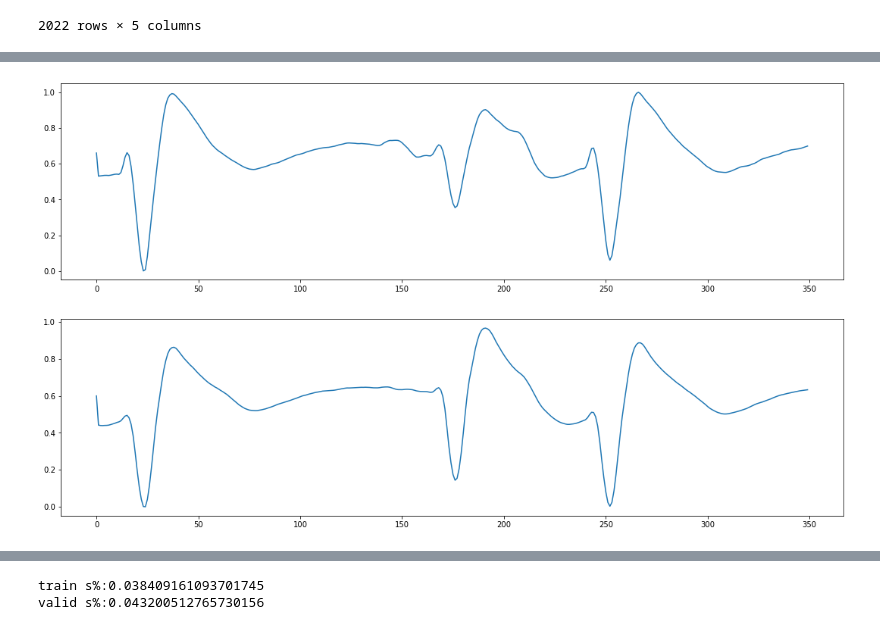
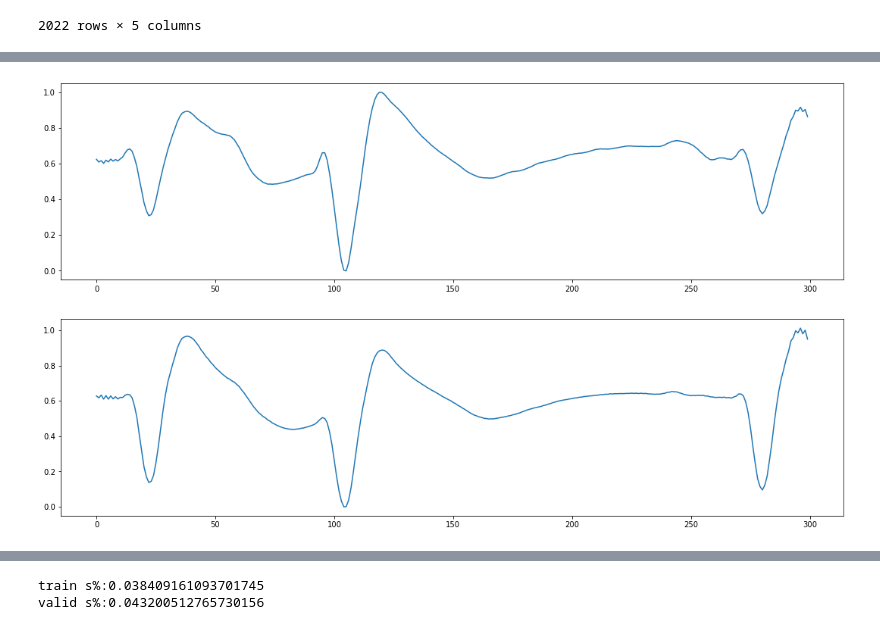
Before and after one commit to simonetome/Heartbeat-NSV-classification, a Jupyter notebook: ResNetBaseline.ipynb, the cells around one changed output, grey strips where cells are left out. Drawn from its saved outputs; the diff is of its cells as text; code cells hidden in the pictures.

Commit message:
New patch extraction

```diff
--- a/ResNetBaseline.ipynb
+++ b/ResNetBaseline.ipynb
@@ -227,12 +227,17 @@ plot_signal(df,2,1500)
 [figure]
 # %%
 #Preprocessing used in practical lessons
+#Preprocessing used in practical lessons
 
-
+def notch_filter(cutoff, fs, q=30):
+    nyq = 0.5*fs
+    freq = cutoff/nyq
+    b, a = iirnotch(freq, q)
+    return b, a
 
 #def bandpass_filter(data, filter_order=5, lowcut = .5, highcut = 55, signal_freq=128):
-#def bandpass_filter(data, filter_order=5, lowcut = .5, highcut = 14, signal_freq=128):
-def bandpass_filter(data, filter_order=5, lowcut = .5, highcut = 55, signal_freq=128):
+def bandpass_filter(data, filter_order=5, lowcut = .5, highcut = 30, signal_freq=128):
+#def bandpass_filter(data, filter_order=5, lowcut = .5, highcut = 55, signal_freq=128):
         """
         Method responsible for creating and applying Butterworth filter.
         :param deque data: raw data
@@ -242,12 +247,16 @@ def bandpass_filter(data, filter_order=5, lowcut = .5, highcut = 55, signal_freq
         :param int filter_order: filter order
         :return array: filtered data
         """
+        powerline = 60
         nyquist_freq = 0.5 * signal_freq
         low = lowcut / nyquist_freq
         high = highcut / nyquist_freq
         b, a = butter(filter_order, [low, high], btype="band")
         y = lfilter(b, a, data)
+        #b,a = notch_filter(powerline,signal_freq)
+        #y = lfilter(b,a,data)
         return y
+
 
 # center signals and remove baseline
 ids = df['sigId'].index
@@ -436,3 +570,22 @@ validation_patches_df[(validation_patches_df['stringLabel']=='S')]
 | 48_1239 | [0.0009182009573339187, -0.000376... | [-0.05169195809050908, -0.0505756... | 161.0 | S | [0.0, 1.0, 0.0] |
 | 48_1596 | [-0.055663850078878765, -0.050747... | [0.04201486392749615, 0.034709156... | 97.0 | S | [0.0, 1.0, 0.0] |
 2022 rows × 5 columns
+# %%
+
+    signal = validation_patches_df.loc["35_7"]
+    length = len(signal['first_lead'])
+    fig,axs = plt.subplots(2)
+    fig.set_size_inches(18.5, 10.5)
+    ax1 = axs[0]
+    ax2 = axs[1]
+
+
+    first_lead = signal['first_lead'][:length]
+    second_lead = signal['second_lead'][:length]
+
+    x = list(range(length))
+
+    ax1.plot(x,first_lead)
+    ax2.plot(x,second_lead)
+
+    plt.show()
@@ -439,22 +594,22 @@ validation_patches_df[(validation_patches_df['stringLabel']=='S')]
 # %%
-    length = 350
     signal = validation_patches_df.loc["48_1229"]
+    length = len(signal['first_lead'])
     fig,axs = plt.subplots(2)
     fig.set_size_inches(18.5, 10.5)
     ax1 = axs[0]
     ax2 = axs[1]
 
 
     first_lead = signal['first_lead'][:length]
     second_lead = signal['second_lead'][:length]
 
     x = list(range(length))
 
     ax1.plot(x,first_lead)
     ax2.plot(x,second_lead)
 
     plt.show()
 # %% [output]
-[figure, old version]
+[figure, new version]
 # %%
 validation_patches_df[(validation_patches_df['stringLabel']=='V')]
```
Also changed, not shown: parts of 11 cells of this notebook.
